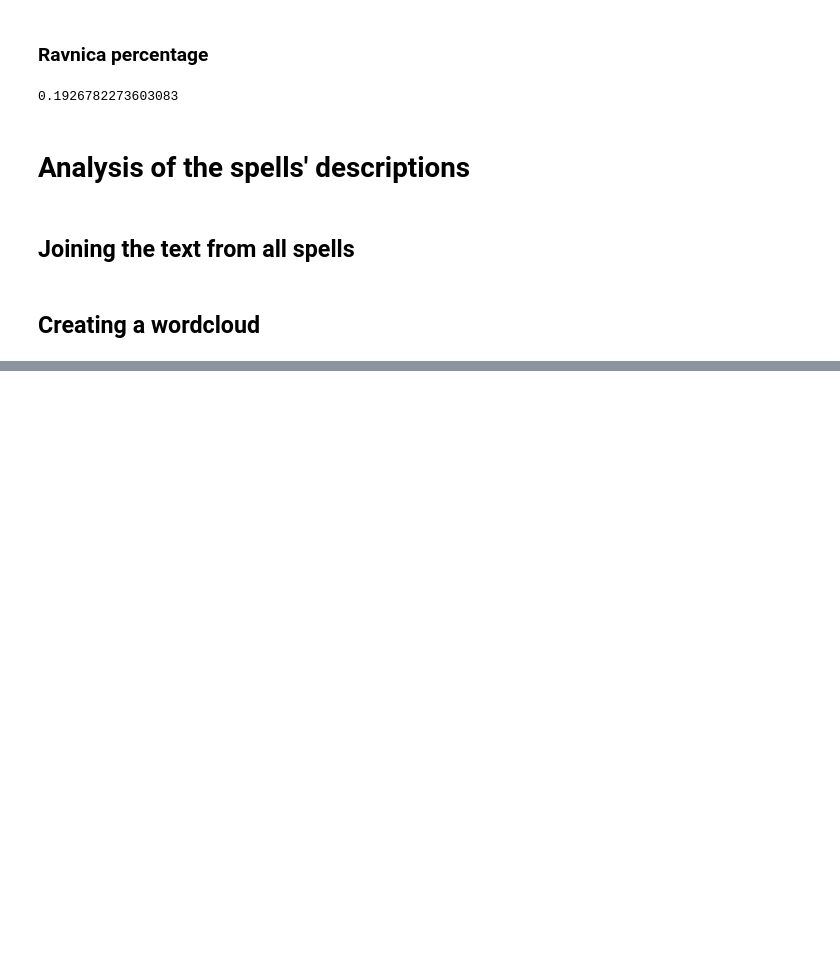
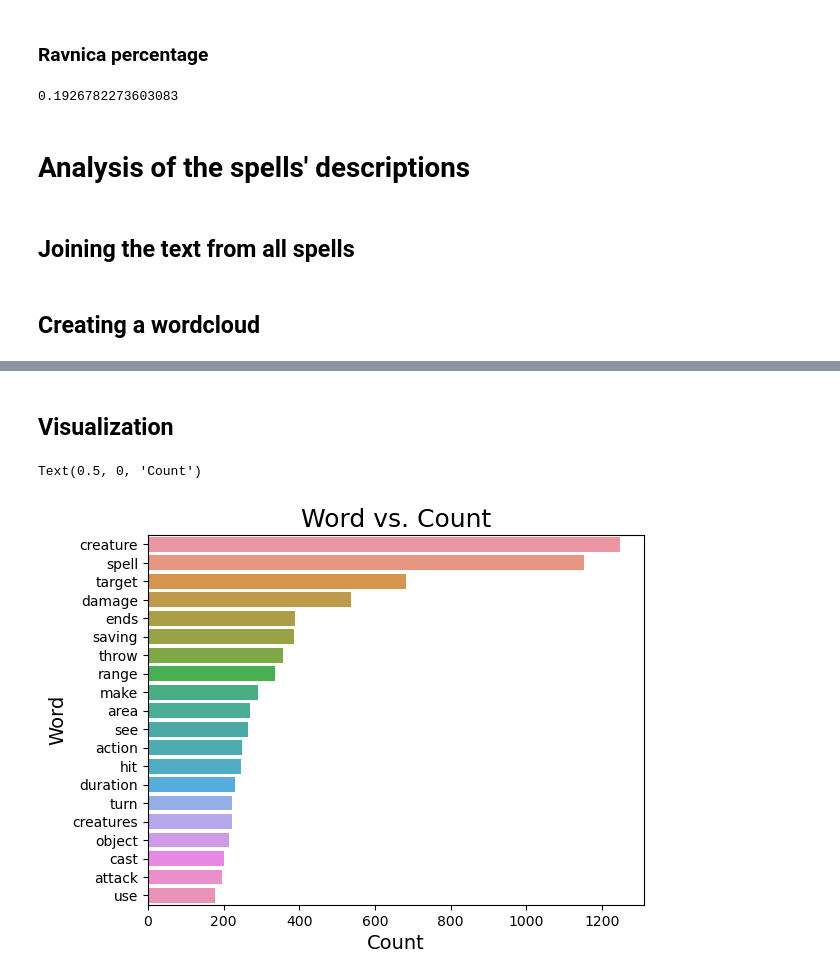
Before and after one commit to TheDataRogue/dnd-5e-spells, a Jupyter notebook: analysis/spells_analysis.ipynb, the cells around one changed output, grey strips where cells are left out. Drawn from its saved outputs; the diff is of its cells as text; code cells hidden in the pictures; blank space fills up the shorter version.

```diff
--- a/analysis/spells_analysis.ipynb
+++ b/analysis/spells_analysis.ipynb
@@ -1817,0 +2454,8 @@ plt.show()
+# %%
+filtered_list = []
+
+for word in words:
+    if word.casefold() not in spells_stopwords:
+        filtered_list.append(word)
+
+filtered_list
@@ -1817,0 +2482,5 @@ plt.show()
+# %%
+from nltk import FreqDist
+
+frequency_distribution = FreqDist(filtered_list)
+print(frequency_distribution)
@@ -1817,0 +2491,3 @@ plt.show()
+# %%
+most_common = frequency_distribution.most_common(20)
+most_common
@@ -1817,0 +2517,3 @@ plt.show()
+# %%
+words_data = pd.DataFrame(most_common)
+words_data
@@ -1817,0 +2538,10 @@ plt.show()
+# %% [markdown]
+## Visualization
+# %%
+ax = sns.barplot(words_data,x=1,y=0)
+ax.axes.set_title("Word vs. Count",fontsize=18)
+ax.set_ylabel("Word",fontsize=14)
+ax.set_xlabel("Count",fontsize=14)
+# %% [output]
+Text(0.5, 0, 'Count')
+[figure, added]
```
Also changed, not shown: parts of 56 cells of this notebook, 1 other file.
